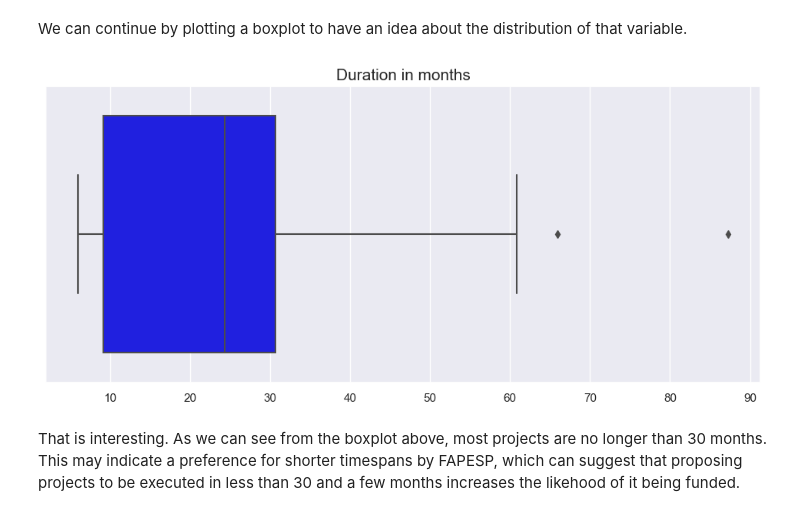
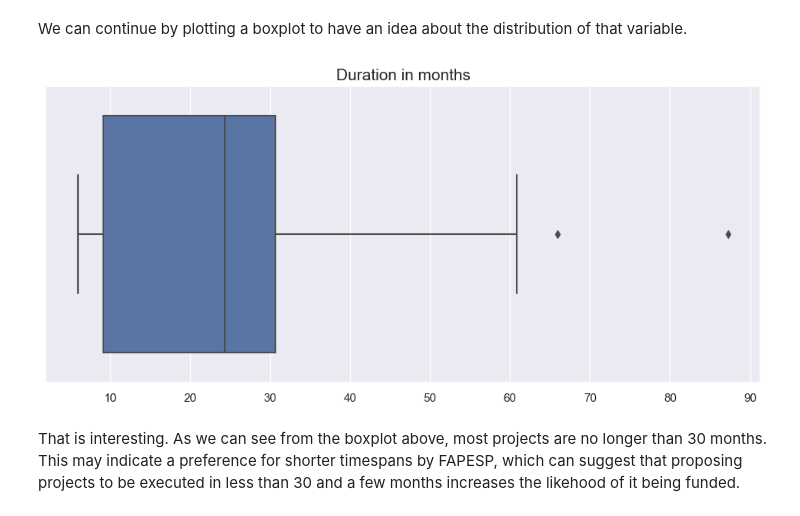
Before and after one commit to alessandro-avancini/AEB-government-funded-space-projects, a Jupyter notebook: project-rework-government-funded-space-projects.ipynb, the cells around one changed output. Cells and saved outputs as stored; diff of their text form; code cells hidden in the pictures.

```diff
--- a/project-rework-government-funded-space-projects.ipynb
+++ b/project-rework-government-funded-space-projects.ipynb
@@ -88,5 +102,5 @@ After that filtering, going through the data reveals that there are duplicated l
 # %%
-space_projects = dataset[contains_keyword].drop_duplicates().reset_index(drop=True)
+space_projects = dataset[contains_keyword].drop_duplicates().reset_index(drop=True).copy()
 # %%
 space_projects.shape
 # %% [output]
@@ -214,11 +230,11 @@ Those numbers can already tell something: The projects usually are short-timed,
 We can continue by plotting a boxplot to have an idea about the distribution of that variable.
 # %%
 plt.figure(figsize=(12,5))
-sns.boxplot(x=project_duration,orient='h', color='blue')
+sns.boxplot(x=project_duration,orient='h')
 plt.title('Duration in months', fontsize = 15)
 plt.show()
 # %% [output]
-[figure, old version]
+[figure, new version]
 # %% [markdown]
 That is interesting. As we can see from the boxplot above, most projects are no longer than 30 months. This may indicate a preference for shorter timespans by FAPESP, which can suggest that proposing projects to be executed in less than 30 and a few months increases the likehood of it being funded.
 # %% [markdown]
```
Also changed, not shown: parts of 30 cells of this notebook.
